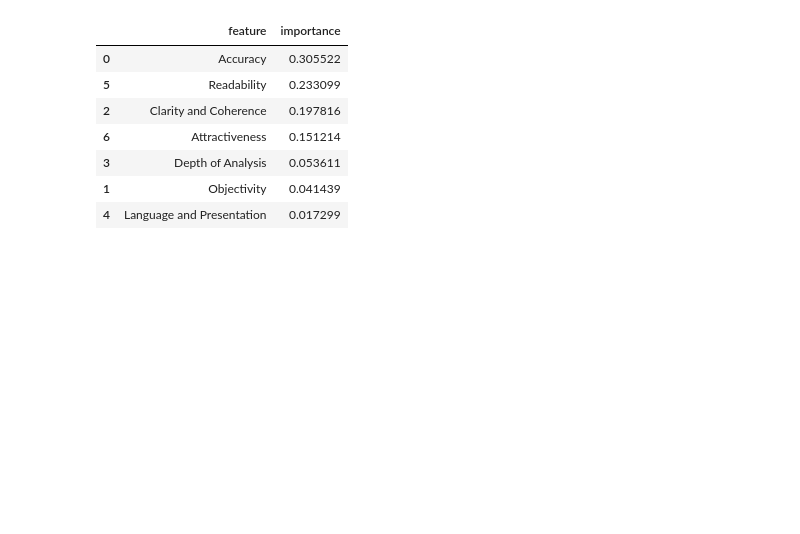
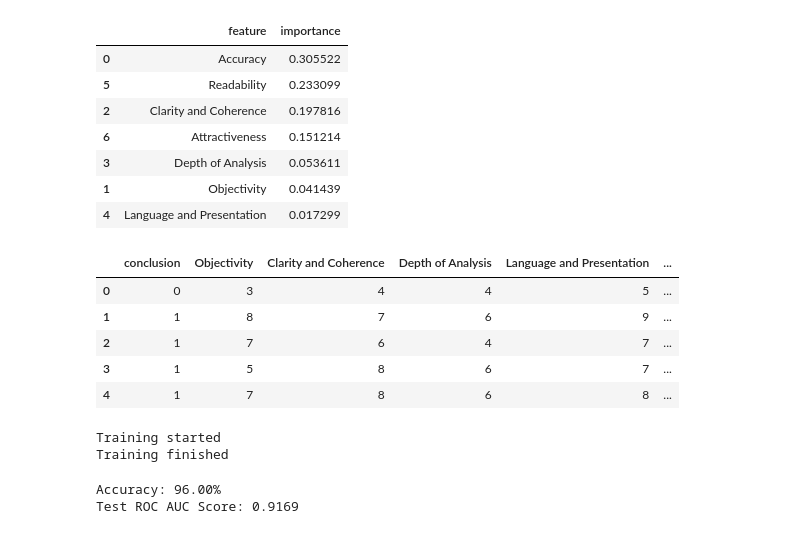
Before and after one commit to WilliamLiao2015/NYCU-Artificial-Intelligence-Capstone-Project-1, a Jupyter notebook: methods/supervised/RandomForest.ipynb, the cells around one changed output. Saved outputs shown, nothing was run; the diff lists cells and outputs as text; code cells hidden in the pictures; blank space fills up the shorter version.

```diff
--- a/methods/supervised/RandomForest.ipynb
+++ b/methods/supervised/RandomForest.ipynb
@@ -196,3 +216,33 @@ fi_cv_model.head(7)
 | 3 | Depth of Analysis | 0.053611 |
 | 1 | Objectivity | 0.041439 |
 | 4 | Language and Presentation | 0.017299 |
+# %%
+reduce_train_df = train_df.drop(['Accuracy', 'Readability'], axis=1)
+display(reduce_train_df.head(5))
+reduce_test_df = test_df.drop(['Accuracy', 'Readability'], axis=1)
+X_train_reduce = reduce_train_df.drop('conclusion', axis=1)
+y_train_reduce = reduce_train_df['conclusion']
+X_test_reduce = reduce_test_df.drop('conclusion', axis=1)
+y_test_reduce = reduce_test_df['conclusion']
+# %% [output]
+|  | conclusion | Objectivity | Clarity and Coherence | Depth of Analysis | Language and Presentation | ... |
+| 0 | 0 | 3 | 4 | 4 | 5 | ... |
+| 1 | 1 | 8 | 7 | 6 | 9 | ... |
+| 2 | 1 | 7 | 6 | 4 | 7 | ... |
+| 3 | 1 | 5 | 8 | 6 | 7 | ... |
+| 4 | 1 | 7 | 8 | 6 | 8 | ... |
+# %%
+rf_reduce = RandomForestClassifier(n_estimators=50, random_state=42)
+print("Training started")
+rf_reduce.fit(X_train_reduce, y_train_reduce)
+print("Training finished")
+# %% [output]
+Training started
+Training finished
+# %%
+y_pred_reduce = rf_reduce.predict(X_test_reduce)
+print(f"Accuracy: {accuracy_score(y_test_reduce, y_pred_reduce) * 100:.2f}%")
+print(f"Test ROC AUC Score: {roc_auc_score(y_test_reduce, y_pred_reduce):.4f}")
+# %% [output]
+Accuracy: 96.00%
+Test ROC AUC Score: 0.9169
```
Also changed, not shown: parts of 7 cells of this notebook.
